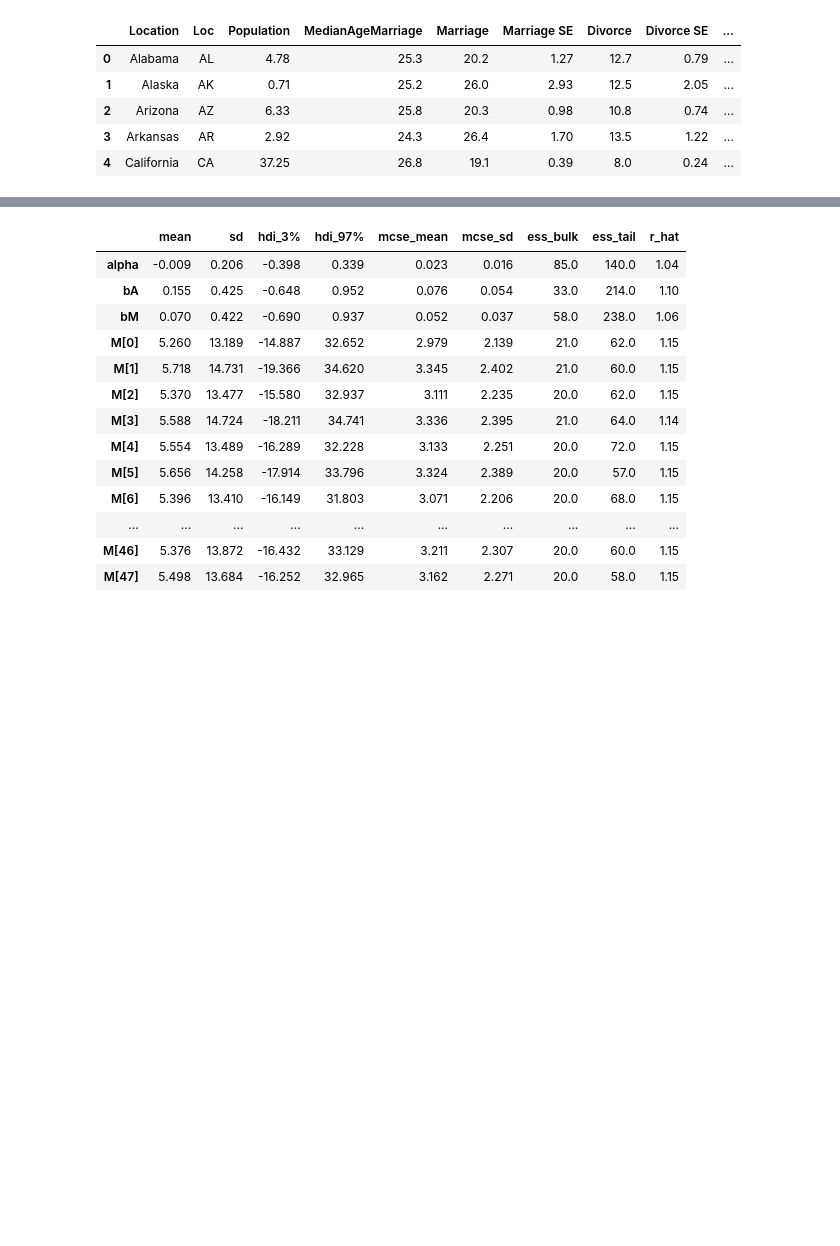
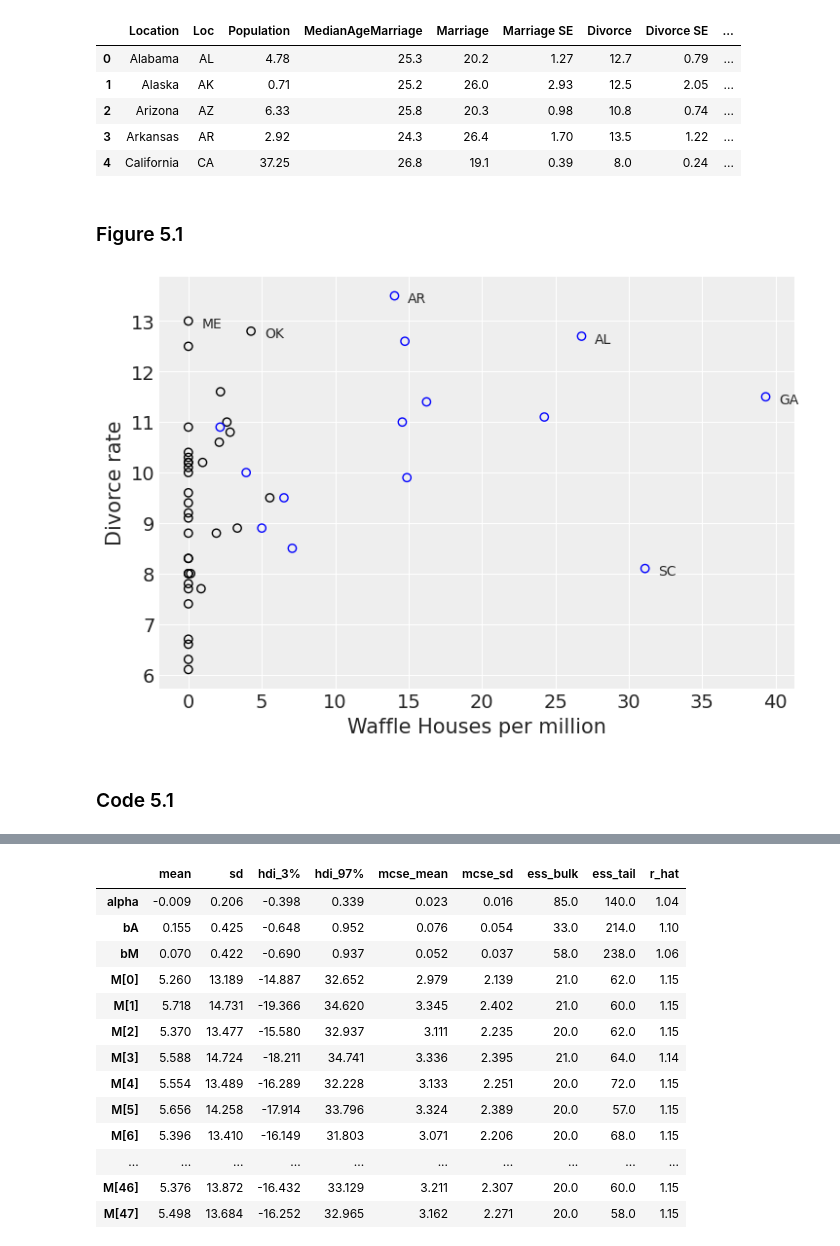
Before and after one commit to beckspark/statistical_rethinking_a_bayesian_course, a Jupyter notebook: notebooks/05_multiple_regression.ipynb, the cells around one changed output, grey strips where cells are left out. Drawn from its saved outputs; the diff is of its cells as text; code cells hidden in the pictures; blank space fills up the shorter version.

```diff
--- a/notebooks/05_multiple_regression.ipynb
+++ b/notebooks/05_multiple_regression.ipynb
@@ -4,6 +6,10 @@ import pandas as pd
 import pymc as pm
 
 from helpers.pandas import standardize
+# %%
+%config Inline.figure_format = 'retina'
+az.style.use("arviz-darkgrid")
+np.random.seed(0)
 # %%
 data = pd.read_csv("./data/WaffleDivorce.csv", delimiter=";")
 data.head()
@@ -14,3 +20,40 @@ data.head()
 | 2 | Arizona | AZ | 6.33 | 25.8 | 20.3 | 0.98 | 10.8 | 0.74 | ... |
 | 3 | Arkansas | AR | 2.92 | 24.3 | 26.4 | 1.70 | 13.5 | 1.22 | ... |
 | 4 | California | CA | 37.25 | 26.8 | 19.1 | 0.39 | 8.0 | 0.24 | ... |
+# %% [markdown]
+### Figure 5.1
+# %%
+fig, ax = plt.subplots()
+
+# assign colours to confederate states
+colors = {"1": "blue", "0": "black"}
+
+ax.scatter(
+    data["WaffleHouses"] / data["Population"],
+    data["Divorce"],
+    lw=1,
+    color=(0, 0, 0, 0),
+    edgecolor=data["South"].apply(lambda x: colors[str(x)]),
+)
+
+ax.set_xlabel("Waffle Houses per million")
+ax.set_ylabel("Divorce rate")
+
+# take only the states with Divorce rate over 12.6 or number of Waffle houses per million inhabitants over 30
+selection = data[
+    (data["Divorce"] > 12.6) | (data["WaffleHouses"] / data["Population"] > 30)
+]
+
+# label those points
+for state, div, ratio in zip(
+    selection["Loc"],
+    selection["WaffleHouses"] / selection["Population"],
+    selection["Divorce"],
+):
+    ax.annotate(
+        f"{state}", xy=(div, ratio), textcoords="offset points", xytext=(10, -5)
+    )
+# %% [output]
+[figure, added]
+# %% [markdown]
+### Code 5.1
```
Also changed, not shown: parts of 4 cells of this notebook.
